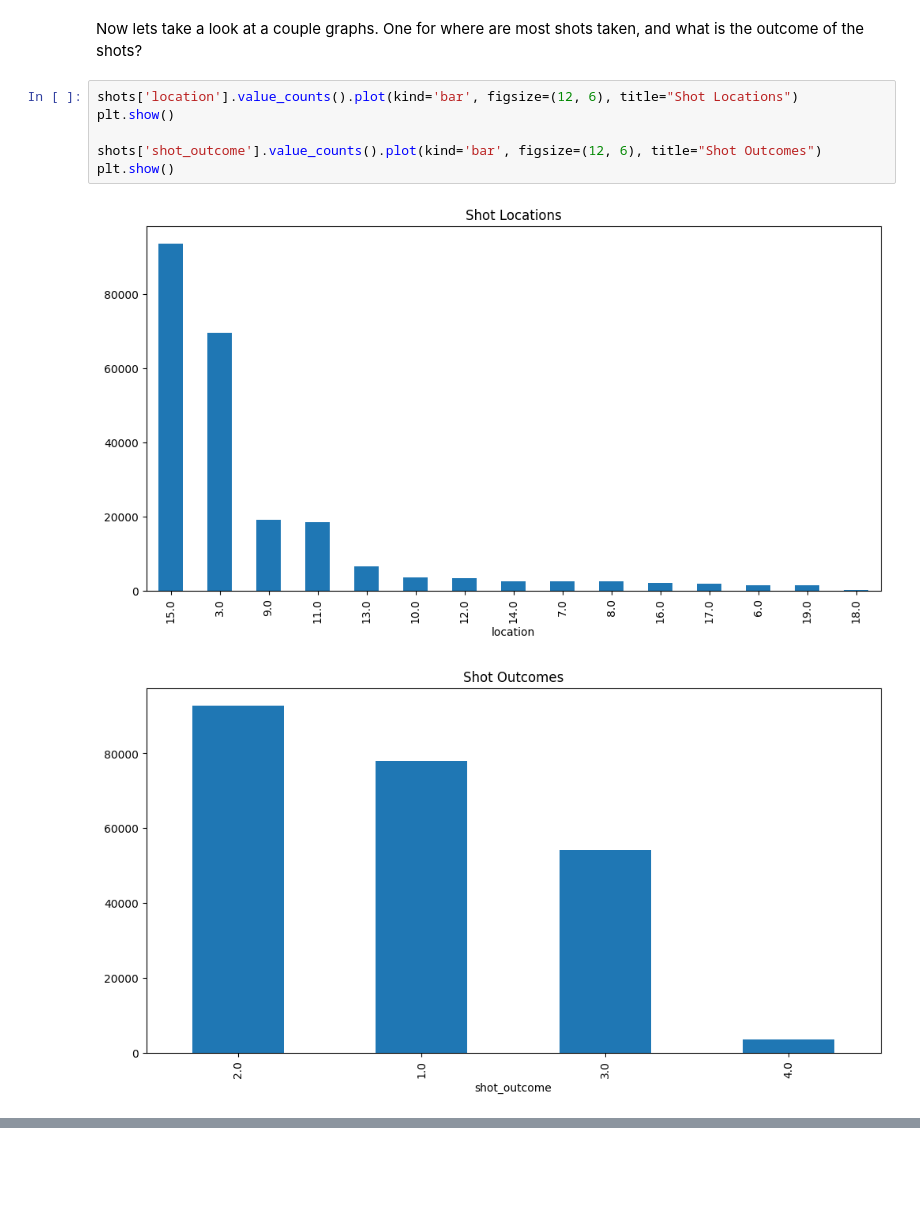
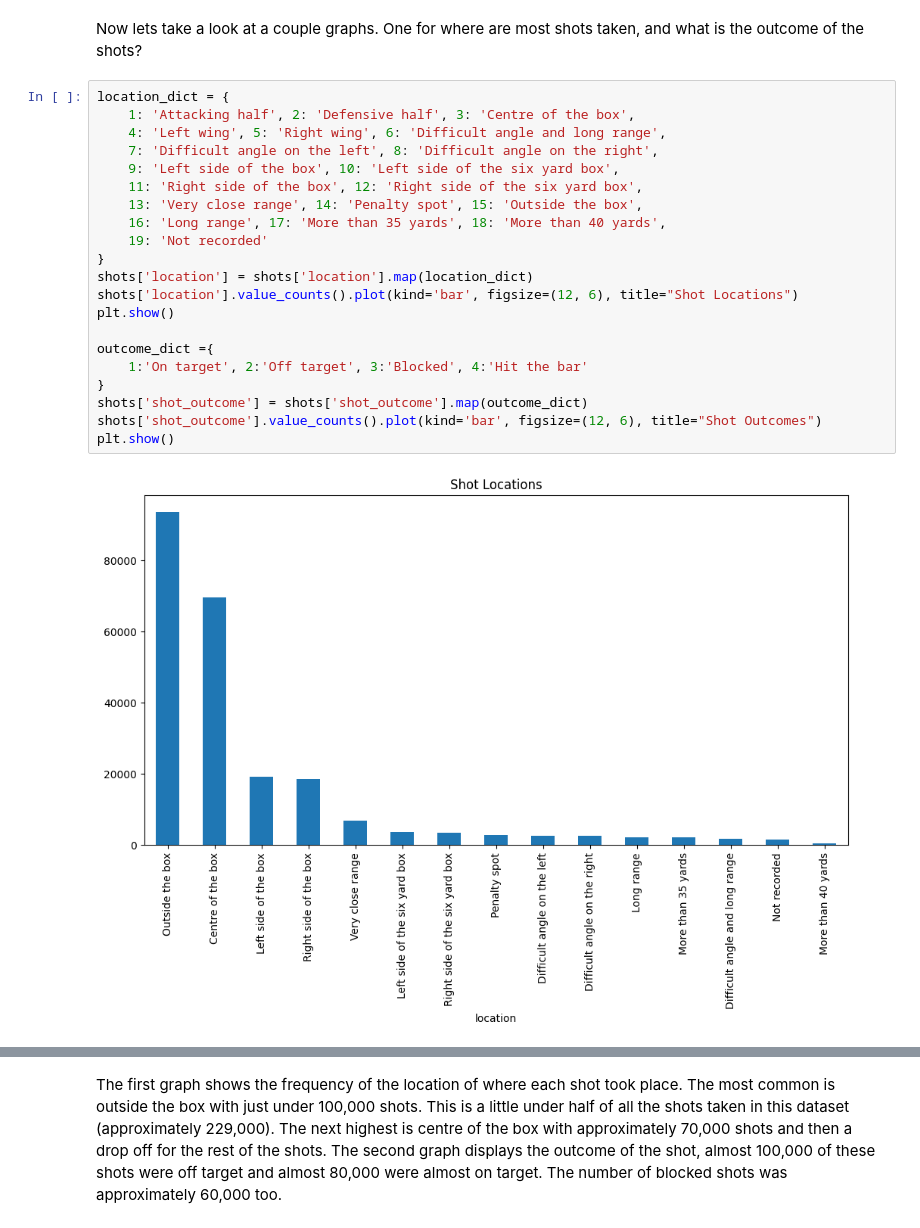
Before and after one commit to damianfraser/football-match-analysis, a Jupyter notebook: xg_model_project.ipynb, the cells around one changed output, grey strips where cells are left out. Saved outputs shown, nothing was run; the diff lists cells and outputs as text; blank space fills up the shorter version.

```diff
--- a/xg_model_project.ipynb
+++ b/xg_model_project.ipynb
@@ -59,11 +64,25 @@ print(shots.head())
 # %% [markdown]
 Now lets take a look at a couple graphs. One for where are most shots taken, and what is the outcome of the shots?
-# %%
-shots['location'].value_counts().plot(kind='bar', figsize=(12, 6), title="Shot Locations")
-plt.show()
-
-shots['shot_outcome'].value_counts().plot(kind='bar', figsize=(12, 6), title="Shot Outcomes")
-plt.show()
-# %% [output]
-[figure, removed]
-[figure, removed]
+# %%
+location_dict = {
+    1: 'Attacking half', 2: 'Defensive half', 3: 'Centre of the box',
+    4: 'Left wing', 5: 'Right wing', 6: 'Difficult angle and long range',
+    7: 'Difficult angle on the left', 8: 'Difficult angle on the right',
+    9: 'Left side of the box', 10: 'Left side of the six yard box',
+    11: 'Right side of the box', 12: 'Right side of the six yard box',
+    13: 'Very close range', 14: 'Penalty spot', 15: 'Outside the box',
+    16: 'Long range', 17: 'More than 35 yards', 18: 'More than 40 yards',
+    19: 'Not recorded'
+}
+shots['location'] = shots['location'].map(location_dict)
+shots['location'].value_counts().plot(kind='bar', figsize=(12, 6), title="Shot Locations")
+plt.show()
+
+outcome_dict ={
+    1:'On target', 2:'Off target', 3:'Blocked', 4:'Hit the bar'
+}
+shots['shot_outcome'] = shots['shot_outcome'].map(outcome_dict)
+shots['shot_outcome'].value_counts().plot(kind='bar', figsize=(12, 6), title="Shot Outcomes")
+plt.show()
+# %% [output]
+[figure, added]
@@ -69,0 +90,2 @@ plt.show()
+# %% [markdown]
+The first graph shows the frequency of the location of where each shot took place. The most common is outside the box with just under 100,000 shots. This is a little under half of all the shots taken in this dataset (approximately 229,000). The next highest is centre of the box with approximately 70,000 shots and then a drop off for the rest of the shots. The second graph displays the outcome of the shot, almost 100,000 of these shots were off target and almost 80,000 were almost on target. The number of blocked shots was approximately 60,000 too.
```
Also changed, not shown: parts of 3 cells of this notebook.
